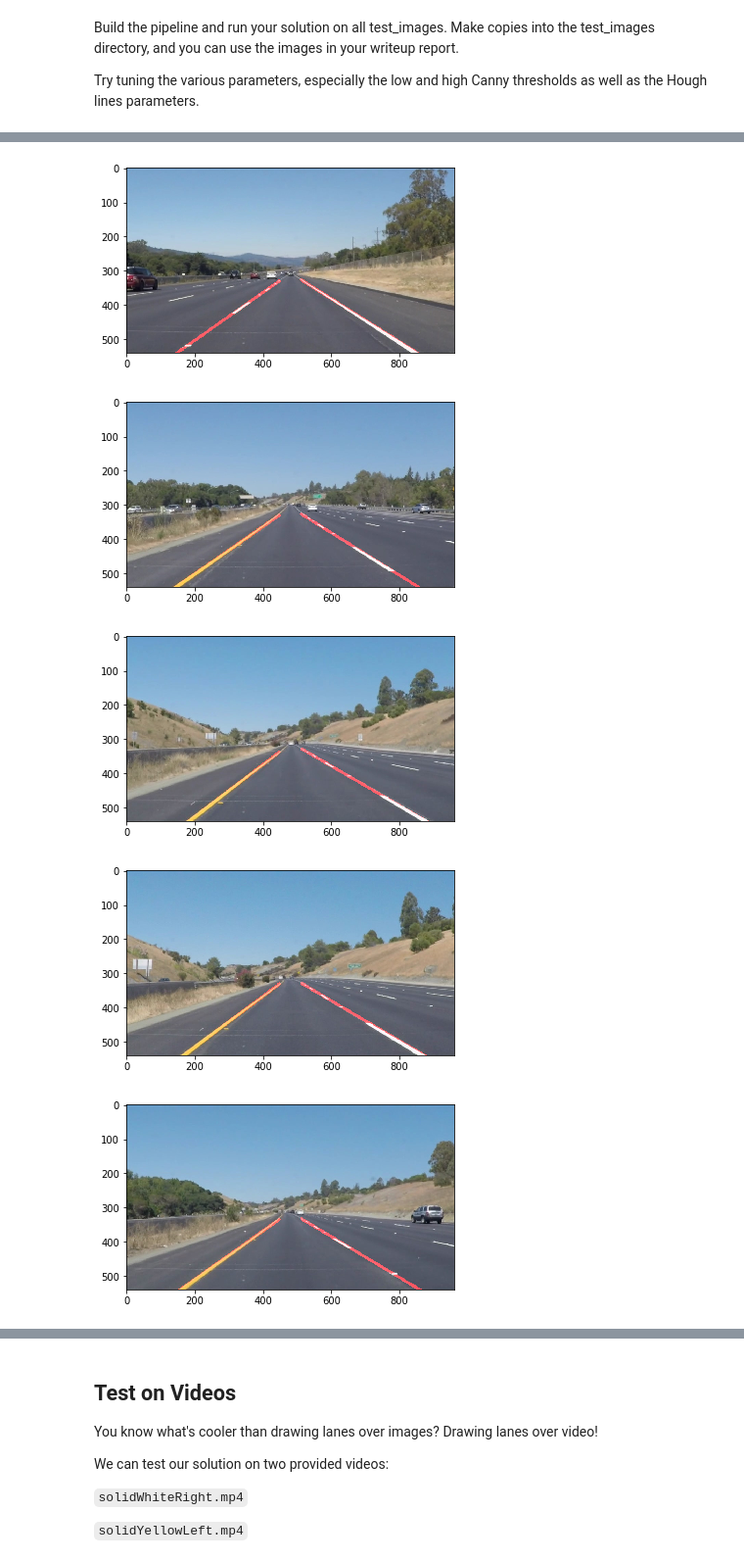
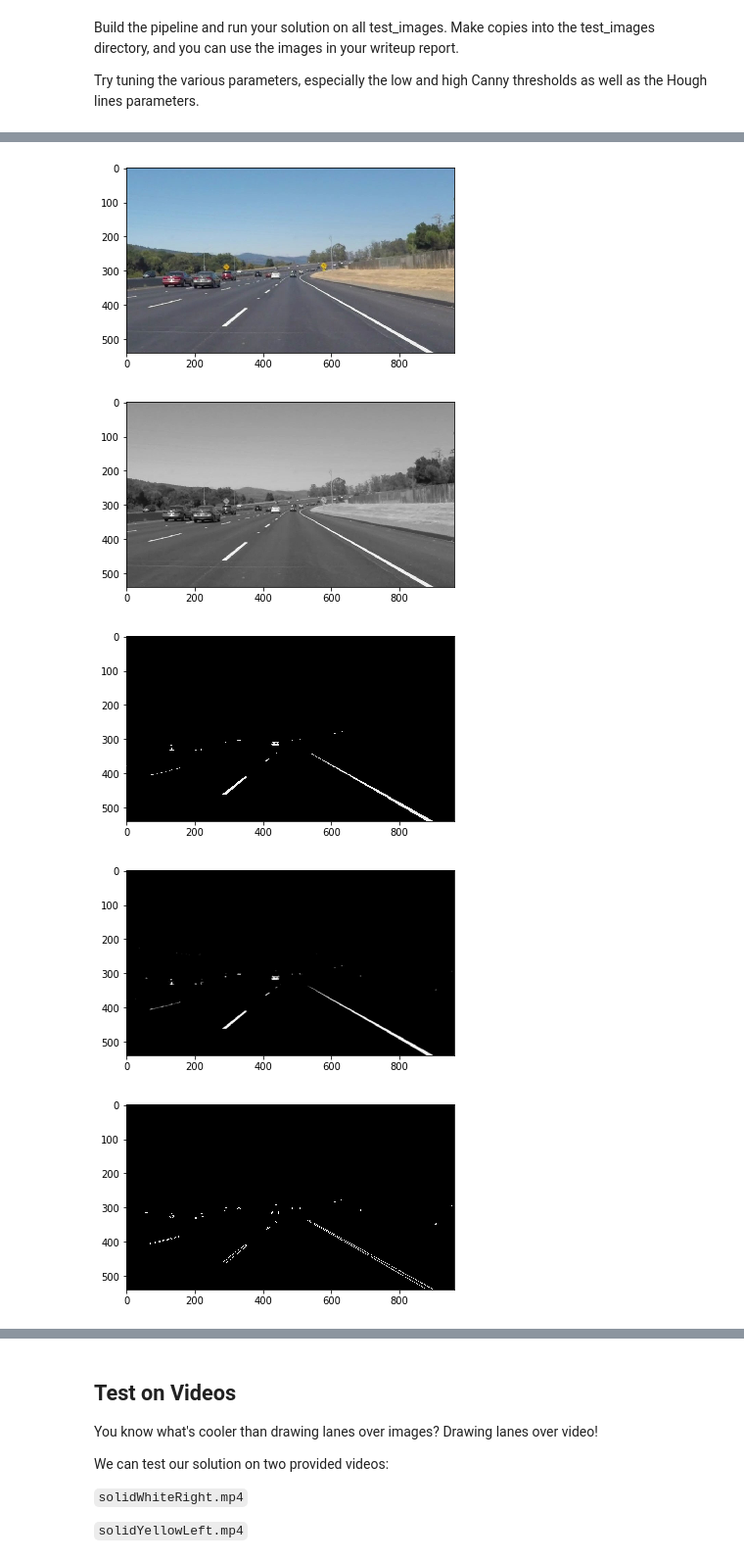
Before and after one commit to Blitzman/CarND-LaneLines-P1, a Jupyter notebook: P1.ipynb, the cells around one changed output, grey strips where cells are left out. Shown at 98% size. Saved outputs shown, nothing was run; the diff lists cells and outputs as text; code cells hidden in the pictures.

Commit message:
refactor intensity thresholding, disable line filtering

```diff
--- a/P1.ipynb
+++ b/P1.ipynb
@@ -90,6 +90,11 @@ def grayscale(img):
     return cv2.cvtColor(img, cv2.COLOR_RGB2GRAY)
     # Or use BGR2GRAY if you read an image with cv2.imread()
     # return cv2.cvtColor(img, cv2.COLOR_BGR2GRAY)
+
+def intensity_threshold(img, gray_threshold):
+    threshold = img[:,:] < gray_threshold
+    img[threshold] = 0
+    return img
 
 def canny(img, low_threshold, high_threshold):
     """Applies the Canny transform"""
@@ -224,7 +229,7 @@ Try tuning the various parameters, especially the low and high Canny thresholds
 # TODO: Build your pipeline that will draw lane lines on the test_images
 # then save them to the test_images directory.
 
-def process_image (image, show_output = False,
+def process_image (image, show_output = True,
                    gray_threshold = 200,
                    gaussian_kernel_size = 5,
                    gaussian_iterations = 5,
@@ -246,8 +251,7 @@ def process_image (image, show_output = False,
         plt.figure()
         plt.imshow(gray, cmap='gray')
 
-    threshold = gray[:,:] < gray_threshold
-    gray[threshold] = 0
+    gray = intensity_threshold(gray, gray_threshold)
 
     if (show_output):
         plt.figure()
@@ -291,7 +295,7 @@ def process_image (image, show_output = False,
 
     # Fit lines
     fitted_lines_img = np.zeros((image.shape[0], image.shape[1], 3), dtype=np.uint8)
-    draw_lines_fit(fitted_lines_img, filtered_lines)
+    draw_lines_fit(fitted_lines_img, lines)
 
     # Draw the lines on the edge image
     result = weighted_img(image, fitted_lines_img)
@@ -318,5 +322,5 @@ solidWhiteCurve.jpg
-[figure, old version]
+[figure, new version]
-[figure, old version]
+[figure, new version]
-[figure, old version]
+[figure, new version]
-[figure, old version]
+[figure, new version]
-[figure, old version]
+[figure, new version]
```
Also changed, not shown: parts of 4 cells of this notebook.
